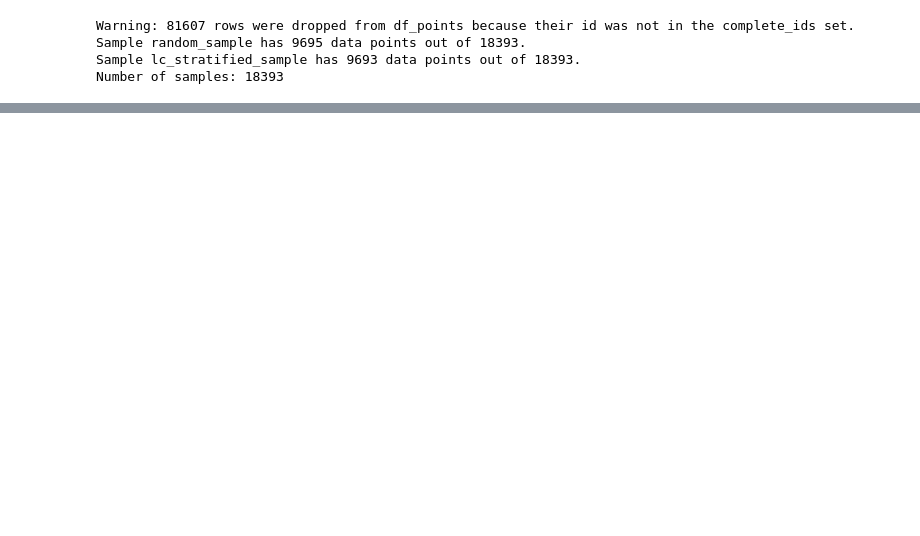
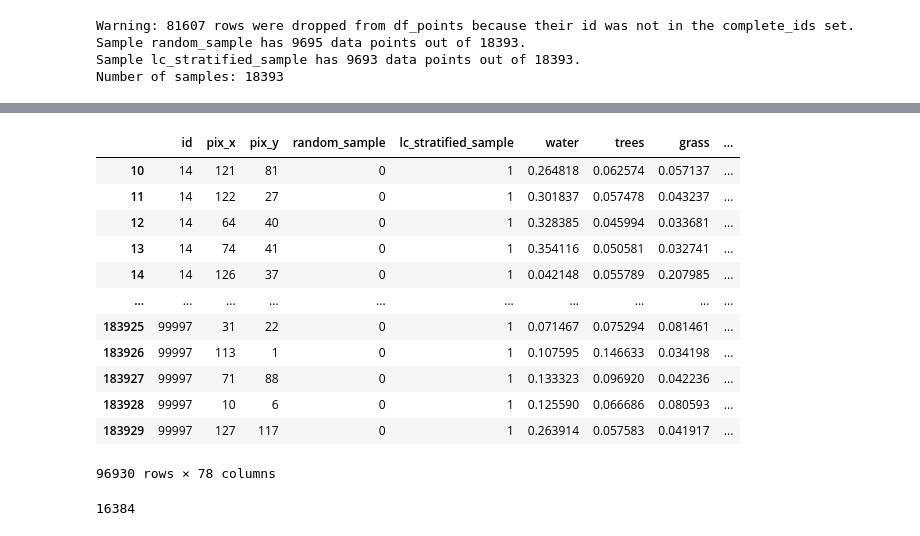
Before and after one commit to WUR-AI/interpret_earth_embeddings, a Jupyter notebook: notebooks/Extract random points from image.ipynb, the cells around one changed output, grey strips where cells are left out. Saved outputs shown, nothing was run; the diff lists cells and outputs as text; code cells hidden in the pictures; blank space fills up the shorter version.

```diff
--- a/notebooks/Extract random points from image.ipynb
+++ b/notebooks/Extract random points from image.ipynb
@@ -53,0 +89,33 @@ print(gdf_points[gdf_points.id == id][['lat', 'lon']])
+# %%
+n_random_per_patch = 10
+patch_size = 128
+AE_COLS = [f'ae_{i}' for i in range(ae.shape[0])]
+cols = ['id','pix_x', 'pix_y', 'random_sample', 'lc_stratified_sample'] + du.DW_CLASSES + AE_COLS
+results = {x: [] for x in cols}
+for id in list_ids[:]:
+    ae = du.load_tiff(os.path.join(data_folder, 'alphaearth', f'{id}_alphaearth_y-2024.tif'), datatype='np')
+    dw = du.load_tiff(os.path.join(data_folder, 'dynamicworld', f'{id}_dynamicworld_y-2024.tif'), datatype='np')
+    bool_random = gdf_points[gdf_points.id == id]['random_sample'].values[0]
+    bool_strat = gdf_points[gdf_points.id == id]['lc_stratified_sample'].values[0]
+    selected = set()
+    for i in range(n_random_per_patch):
+        while True:
+            x = np.random.randint(0, patch_size)
+            y = np.random.randint(0, patch_size)
+            if (x, y) not in selected:
+                selected.add((x, y))
+                break
+        dw_patch = dw[:, y, x]
+        ae_patch = ae[:, y, x]
+        results['id'].append(id)
+        results['pix_x'].append(x)
+        results['pix_y'].append(y)
+        results['random_sample'].append(bool_random)
+        results['lc_stratified_sample'].append(bool_strat)
+
+        for j, c in enumerate(du.DW_CLASSES):
+            results[c].append(dw_patch[j])
+        for j in range(ae.shape[0]):
+            results[f'ae_{j}'].append(ae_patch[j])
+        # results['ae_embedding'].append(np.squeeze(ae_patch))
+df_results = pd.DataFrame(results)
@@ -53,0 +176,21 @@ print(gdf_points[gdf_points.id == id][['lat', 'lon']])
+# %%
+df_sel = df_results[df_results['lc_stratified_sample'] == True]
+df_sel
+# %% [output]
+|  | id | pix_x | pix_y | random_sample | lc_stratified_sample | water | trees | grass | ... |
+| 10 | 14 | 121 | 81 | 0 | 1 | 0.264818 | 0.062574 | 0.057137 | ... |
+| 11 | 14 | 122 | 27 | 0 | 1 | 0.301837 | 0.057478 | 0.043237 | ... |
+| 12 | 14 | 64 | 40 | 0 | 1 | 0.328385 | 0.045994 | 0.033681 | ... |
+| 13 | 14 | 74 | 41 | 0 | 1 | 0.354116 | 0.050581 | 0.032741 | ... |
+| 14 | 14 | 126 | 37 | 0 | 1 | 0.042148 | 0.055789 | 0.207985 | ... |
+| ... | ... | ... | ... | ... | ... | ... | ... | ... | ... |
+| 183925 | 99997 | 31 | 22 | 0 | 1 | 0.071467 | 0.075294 | 0.081461 | ... |
+| 183926 | 99997 | 113 | 1 | 0 | 1 | 0.107595 | 0.146633 | 0.034198 | ... |
+| 183927 | 99997 | 71 | 88 | 0 | 1 | 0.133323 | 0.096920 | 0.042236 | ... |
+| 183928 | 99997 | 10 | 6 | 0 | 1 | 0.125590 | 0.066686 | 0.080593 | ... |
+| 183929 | 99997 | 127 | 117 | 0 | 1 | 0.263914 | 0.057583 | 0.041917 | ... |
+96930 rows × 78 columns
+# %%
+128 * 128
+# %% [output]
+16384
```
Also changed, not shown: parts of 9 cells of this notebook, 2 other files.
